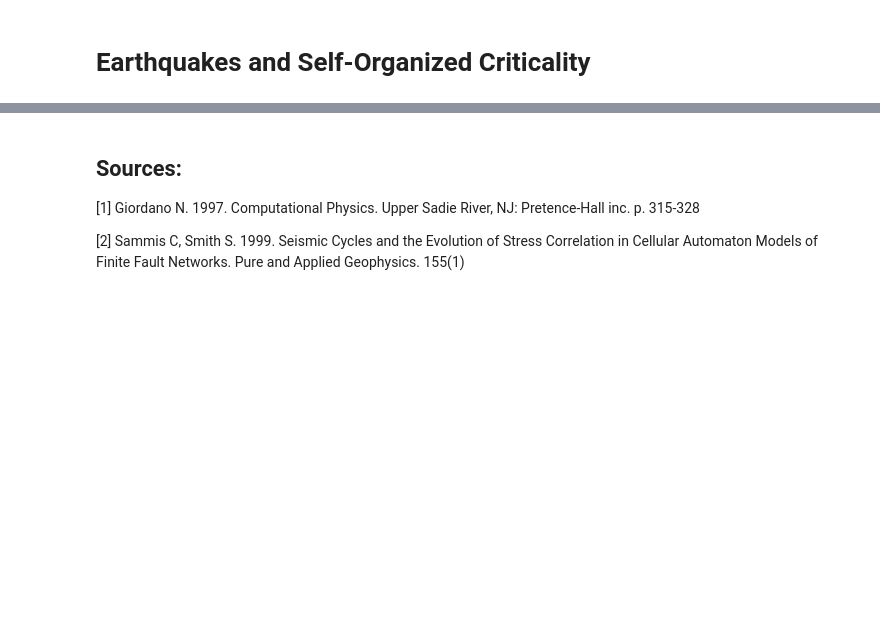
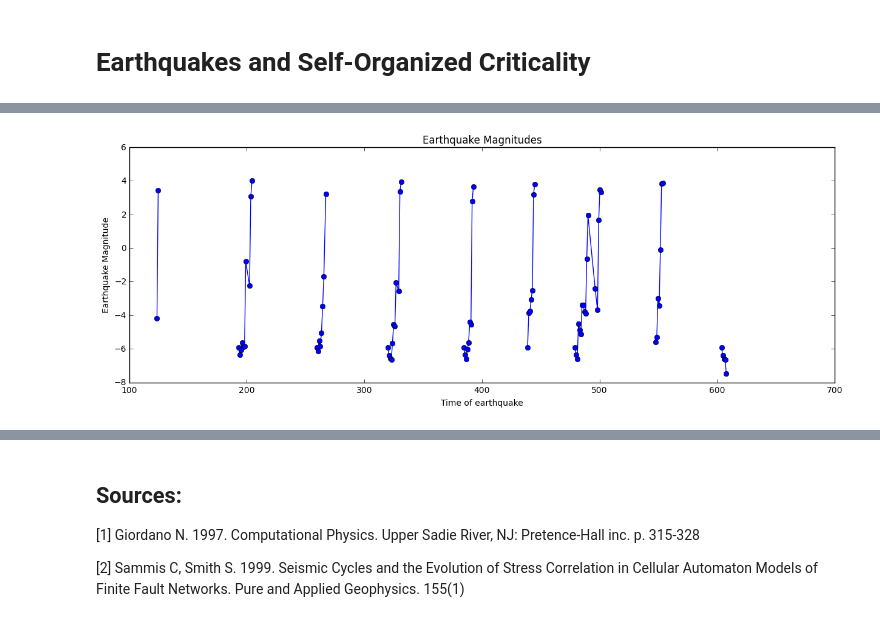
Before and after one commit to aMartin6/Final_Project, a Jupyter notebook: Final_Project.ipynb, the cells around one changed output, grey strips where cells are left out. Cells and saved outputs as stored; diff of their text form; code cells hidden in the pictures; blank space fills up the shorter version.

```diff
--- a/Final_Project.ipynb
+++ b/Final_Project.ipynb
@@ -329,6 +396,7 @@ def countQuakes (earthquakes, blockNum, timeStep):
     Returned: a list containing the magnitude of each earthquake
     """
     quakes = []
+    time = []
     count = 0
     quakeNum = -1
     dvOld = 0
@@ -346,6 +414,7 @@ def countQuakes (earthquakes, blockNum, timeStep):
         if dv > dvOld:
             quakeNum += 1
             quakes.append(0)
+            time.append(earthquakes[count, 0])
 
             # Add the motion from all the blocks until the earthquake stops
             earthquakeLength = 0
@@ -366,7 +435,7 @@ def countQuakes (earthquakes, blockNum, timeStep):
             count += 1
         dvOld = dv
 
-    return quakes
+    return time, quakes
 # %%
 def countMagnitudes (magnitudes):
     """
@@ -593,0 +551,12 @@ After this initial model, I repeated the calculation, but at a much larger time
+# %%
+earthquakeTimes, earthquakeMoments = countQuakes(earthquakePlot, blockNum, timeStepShort)
+earthquakeMagnitudes = list(map(np.log,earthquakeMoments))
+# %%
+plt.figure(figsize = (15,5))
+plt.plot(earthquakeTimes, earthquakeMagnitudes, "b-o")
+plt.title("Earthquake Magnitudes")
+plt.xlabel("Time of earthquake")
+plt.ylabel("Earthquake Magnitude")
+plt.show()
+# %% [output]
+[figure, added]
```
Also changed, not shown: parts of 40 cells of this notebook.
